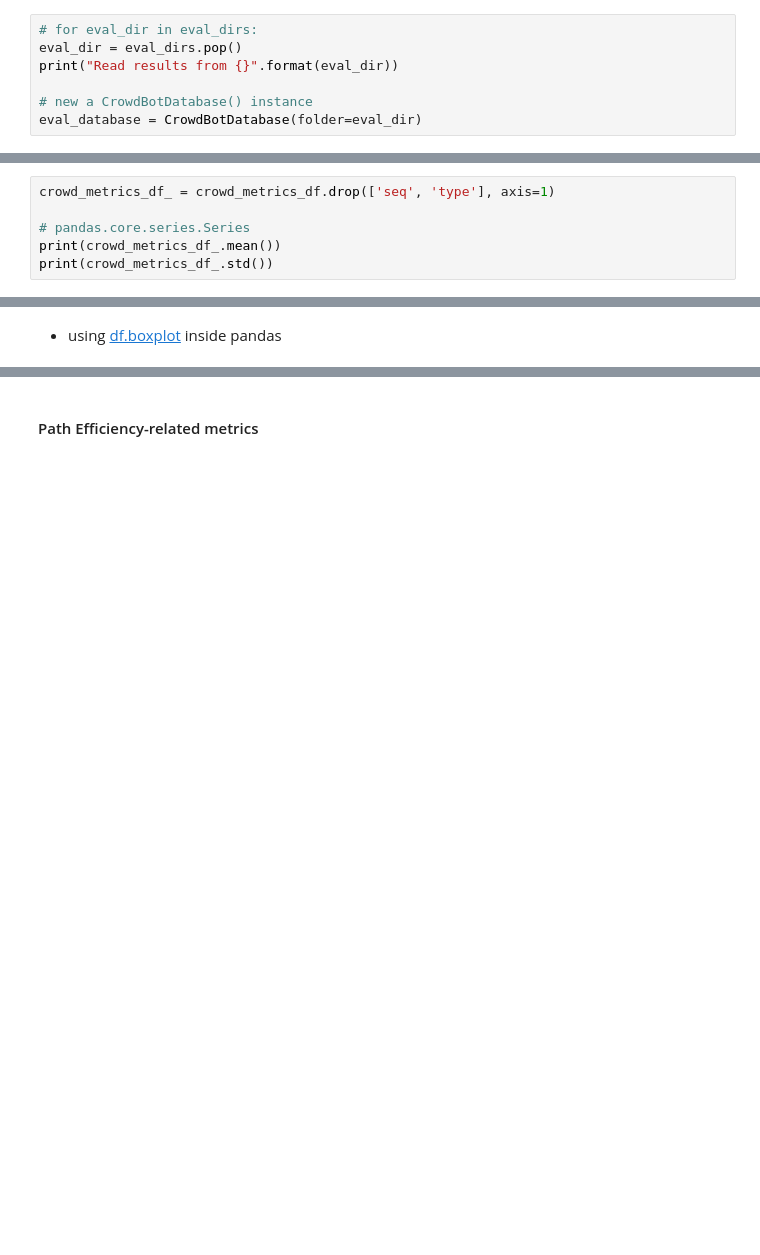
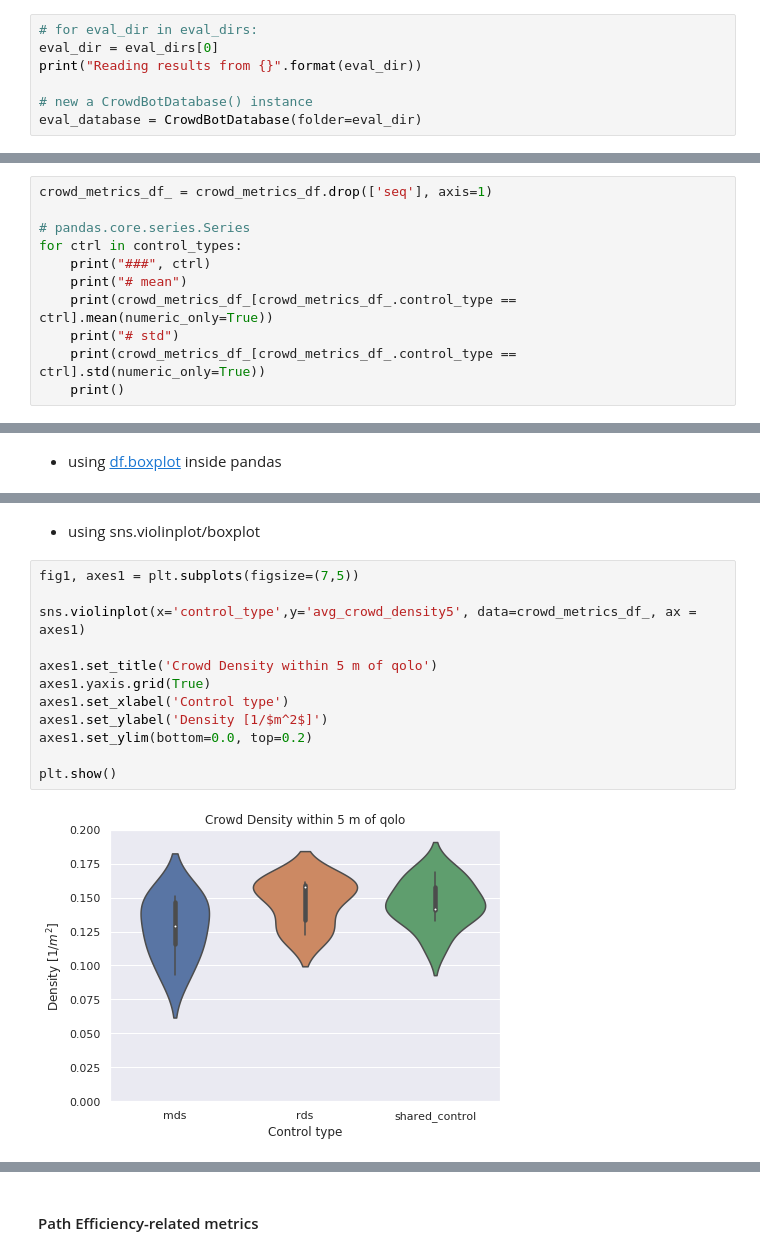
Before and after one commit to epfl-lasa/crowdbot-evaluation-tools, a Jupyter notebook: notebooks/comprehensive_eval.ipynb, the cells around one changed output, grey strips where cells are left out. Saved outputs shown, nothing was run; the diff lists cells and outputs as text; blank space fills up the shorter version.

Commit message:
include all three control_type and add violinplot

```diff
--- a/notebooks/comprehensive_eval.ipynb
+++ b/notebooks/comprehensive_eval.ipynb
@@ -90,8 +88,8 @@ for root, dirs, files in walk(bagbase, topdown=False, maxdepth=1):
 0424_shared_control/ is available!
 # %%
 # for eval_dir in eval_dirs:
-eval_dir = eval_dirs.pop()
-print("Read results from {}".format(eval_dir))
+eval_dir = eval_dirs[0]
+print("Reading results from {}".format(eval_dir))
 
 # new a CrowdBotDatabase() instance
 eval_database = CrowdBotDatabase(folder=eval_dir)
@@ -153,7 +183,12 @@ print(crowd_metrics_df.to_string(index=False))
 # %%
-crowd_metrics_df_ = crowd_metrics_df.drop(['seq', 'type'], axis=1)
+crowd_metrics_df_ = crowd_metrics_df.drop(['seq'], axis=1)
 
 # pandas.core.series.Series
-print(crowd_metrics_df_.mean())
-print(crowd_metrics_df_.std())
+for ctrl in control_types:
+    print("###", ctrl)
+    print("# mean")
+    print(crowd_metrics_df_[crowd_metrics_df_.control_type == ctrl].mean(numeric_only=True))
+    print("# std")
+    print(crowd_metrics_df_[crowd_metrics_df_.control_type == ctrl].std(numeric_only=True))
+    print()
 # %% [output]
@@ -183,0 +226,16 @@ plt.show()
+# %% [markdown]
+- using sns.violinplot/boxplot
+# %%
+fig1, axes1 = plt.subplots(figsize=(7,5))
+
+sns.violinplot(x='control_type',y='avg_crowd_density5', data=crowd_metrics_df_, ax = axes1)
+
+axes1.set_title('Crowd Density within 5 m of qolo')
+axes1.yaxis.grid(True)
+axes1.set_xlabel('Control type')
+axes1.set_ylabel('Density [1/$m^2$]')
+axes1.set_ylim(bottom=0.0, top=0.2)
+
+plt.show()
+# %% [output]
+[figure, added]
```
Also changed, not shown: parts of 12 cells of this notebook.
